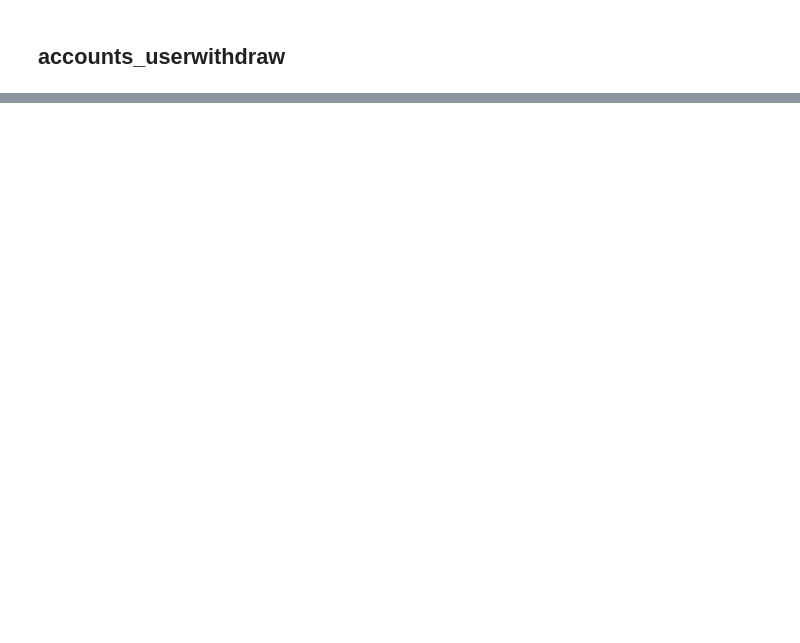
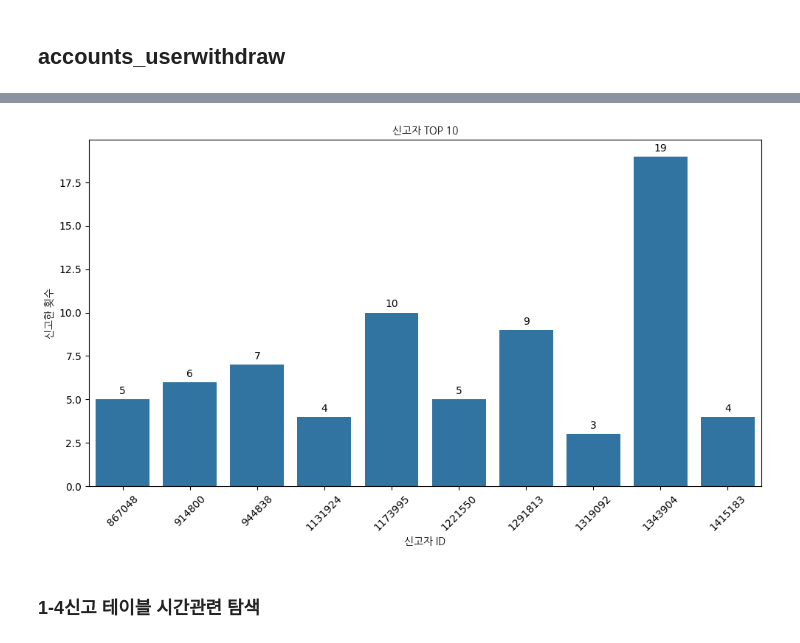
Before and after one commit to seung127/codeit_project, a Jupyter notebook: codeit-project-docker/notebooks/EDA.ipynb, the cells around one changed output, grey strips where cells are left out. Drawn from its saved outputs; the diff is of its cells as text; code cells hidden in the pictures; blank space fills up the shorter version.

```diff
--- a/codeit-project-docker/notebooks/EDA.ipynb
+++ b/codeit-project-docker/notebooks/EDA.ipynb
@@ -297,0 +1093,24 @@ display(accounts_userwithdraw['reason'].value_counts())
+# %%
+# 데이터 준비
+report_user = accounts_timelinereport['user_id'].value_counts().head(10).reset_index()
+report_user.columns = ['user_id', 'count']
+
+# 시각화
+plt.figure(figsize=(10,6))
+ax = sns.barplot(data=report_user, x='user_id', y='count')
+
+# 각 바 위에 값 표시
+for i in ax.containers:
+    ax.bar_label(i, label_type='edge', padding=3)
+
+# 옵션 설정
+plt.title('신고자 TOP 10', fontproperties=fontprop)
+plt.xlabel('신고자 ID', fontproperties=fontprop)
+plt.ylabel('신고한 횟수', fontproperties=fontprop)
+plt.xticks(rotation=45)
+plt.tight_layout()
+plt.show()
+# %% [output]
+[figure, added]
+# %% [markdown]
+### 1-4신고 테이블 시간관련 탐색
```
Also changed, not shown: parts of 81 cells of this notebook, 5 other files.
